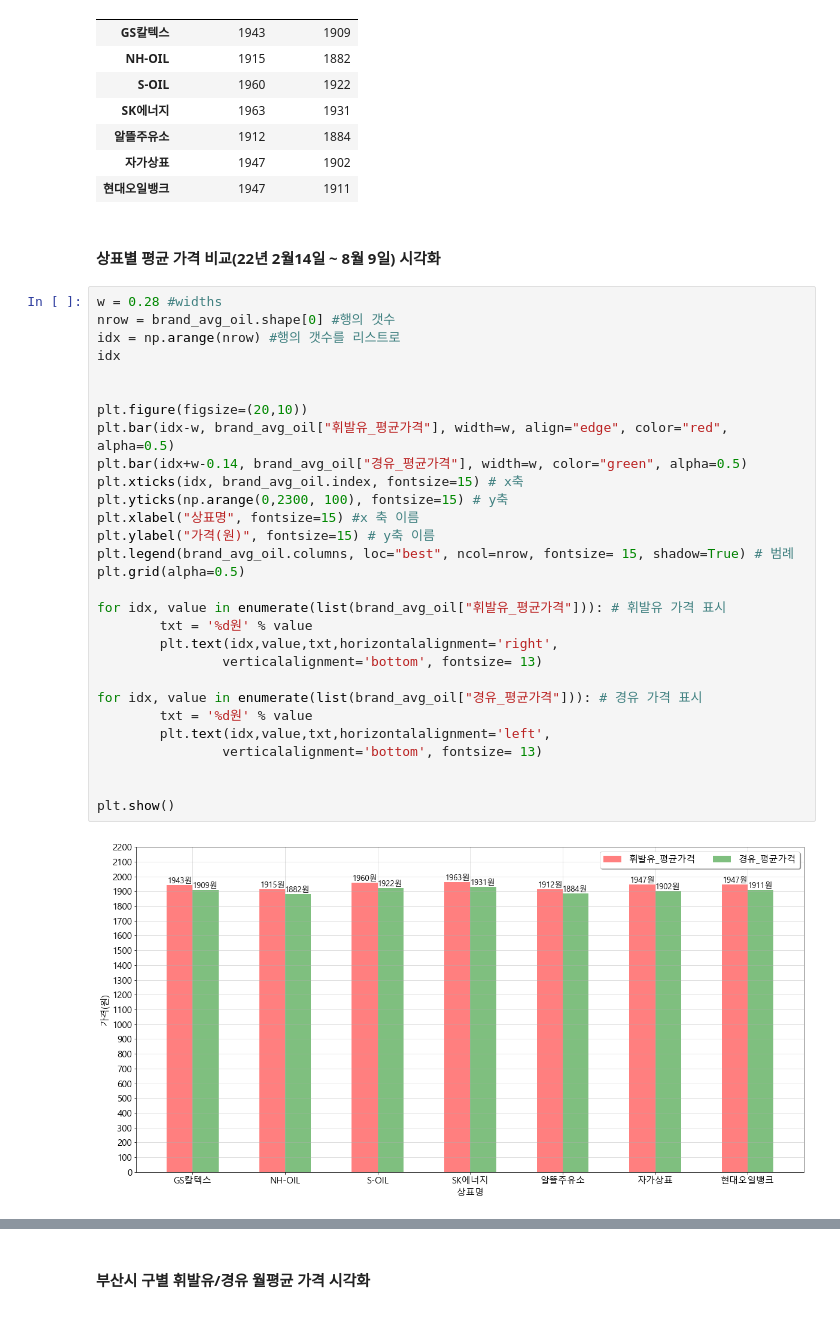
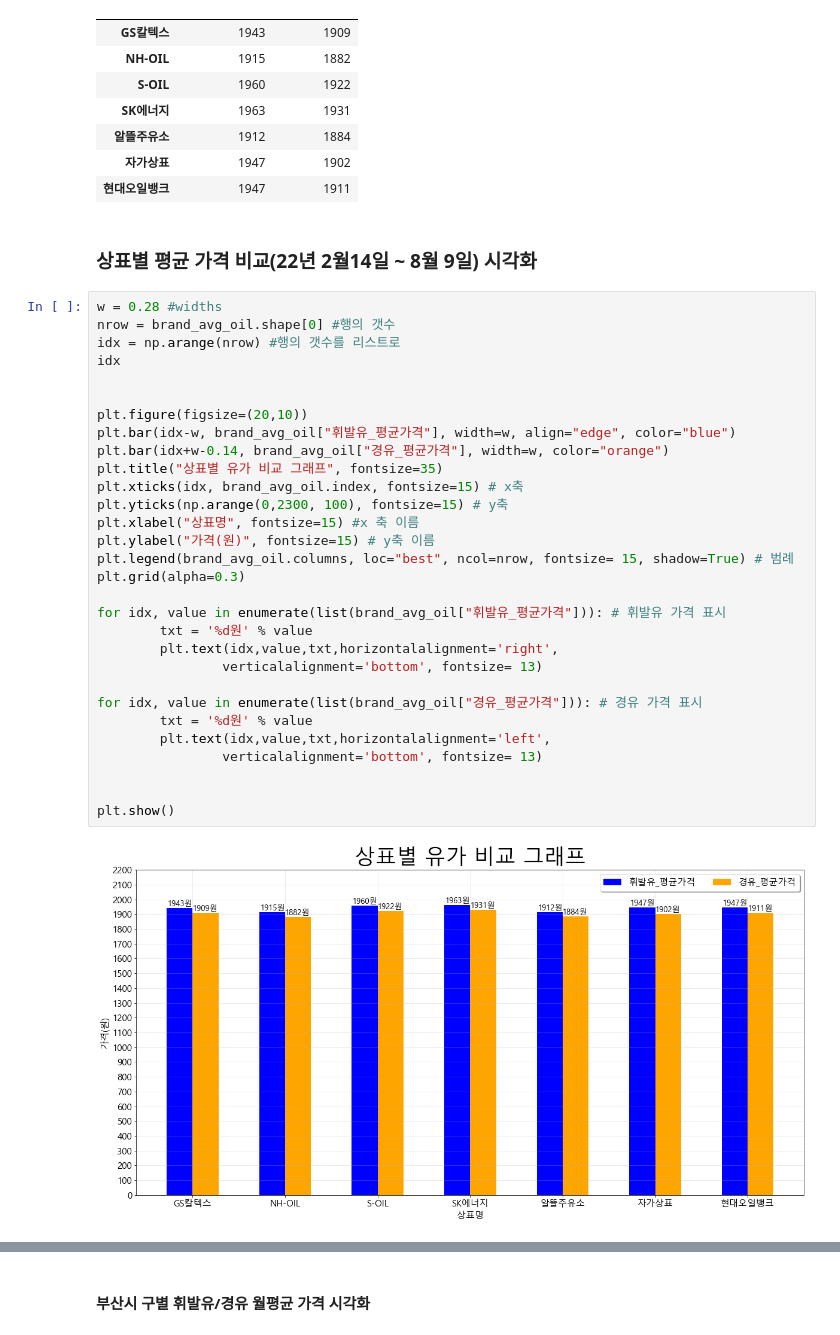
Before and after one commit to certainly-I/Busan-Oil-Price-Analysis, a Jupyter notebook: 주유소_전처리.ipynb, the cells around one changed output, grey strips where cells are left out. Cells and saved outputs as stored; diff of their text form.

```diff
--- a/주유소_전처리.ipynb
+++ b/주유소_전처리.ipynb
@@ -424,36 +423,37 @@ brand_avg_oil
 | 자가상표 | 1947 | 1902 |
 | 현대오일뱅크 | 1947 | 1911 |
 # %% [markdown]
-#### 상표별 평균 가격 비교(22년 2월14일 ~ 8월 9일) 시각화
+### 상표별 평균 가격 비교(22년 2월14일 ~ 8월 9일) 시각화
 # %%
 w = 0.28 #widths
 nrow = brand_avg_oil.shape[0] #행의 갯수
 idx = np.arange(nrow) #행의 갯수를 리스트로
 idx
 
 
 plt.figure(figsize=(20,10))
-plt.bar(idx-w, brand_avg_oil["휘발유_평균가격"], width=w, align="edge", color="red", alpha=0.5)
-plt.bar(idx+w-0.14, brand_avg_oil["경유_평균가격"], width=w, color="green", alpha=0.5)
+plt.bar(idx-w, brand_avg_oil["휘발유_평균가격"], width=w, align="edge", color="blue")
+plt.bar(idx+w-0.14, brand_avg_oil["경유_평균가격"], width=w, color="orange")
+plt.title("상표별 유가 비교 그래프", fontsize=35)
 plt.xticks(idx, brand_avg_oil.index, fontsize=15) # x축
 plt.yticks(np.arange(0,2300, 100), fontsize=15) # y축
 plt.xlabel("상표명", fontsize=15) #x 축 이름
 plt.ylabel("가격(원)", fontsize=15) # y축 이름
 plt.legend(brand_avg_oil.columns, loc="best", ncol=nrow, fontsize= 15, shadow=True) # 범례
-plt.grid(alpha=0.5)
+plt.grid(alpha=0.3)
 
 for idx, value in enumerate(list(brand_avg_oil["휘발유_평균가격"])): # 휘발유 가격 표시
         txt = '%d원' % value
         plt.text(idx,value,txt,horizontalalignment='right',
                 verticalalignment='bottom', fontsize= 13)
 
 for idx, value in enumerate(list(brand_avg_oil["경유_평균가격"])): # 경유 가격 표시
         txt = '%d원' % value
         plt.text(idx,value,txt,horizontalalignment='left',
                 verticalalignment='bottom', fontsize= 13)
 
 
 plt.show()
 # %% [output]
-[figure, old version]
+[figure, new version]
 # %% [markdown]
```
Also changed, not shown: parts of 14 cells of this notebook.
